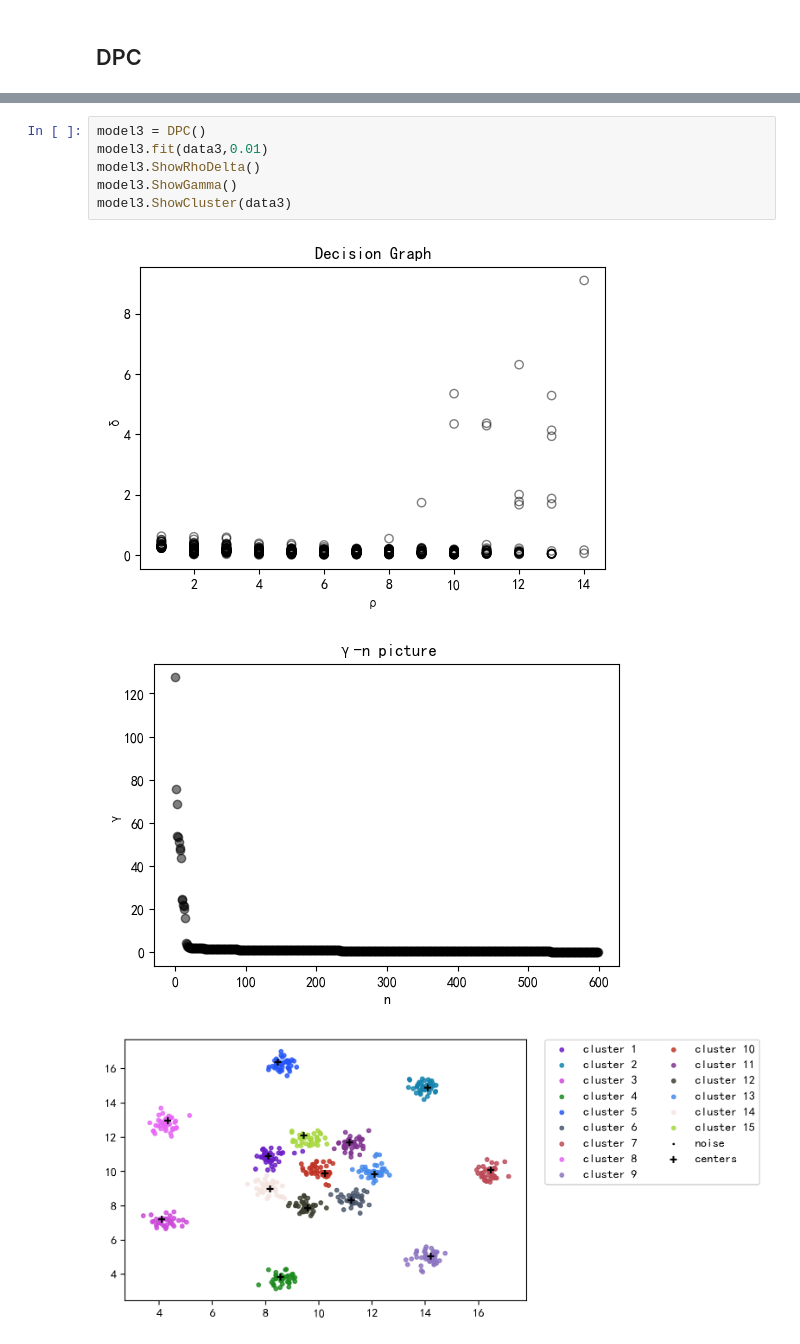
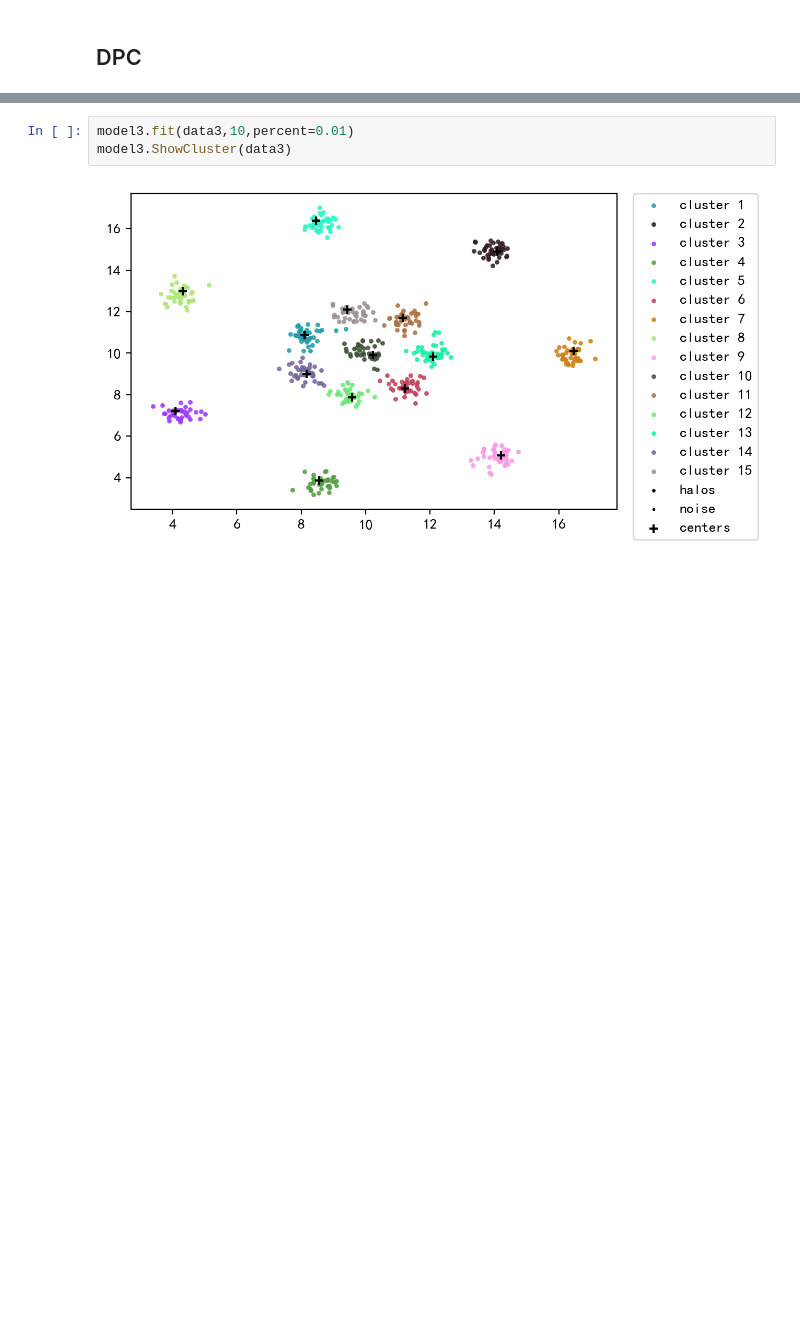
Before and after one commit to ShidaWang02/USTC-2022-FALL-ML-LAB, a Jupyter notebook: DPC/main.ipynb, the cells around one changed output, grey strips where cells are left out. Saved outputs shown, nothing was run; the diff lists cells and outputs as text; blank space fills up the shorter version.

```diff
--- a/DPC/main.ipynb
+++ b/DPC/main.ipynb
@@ -243,10 +311,5 @@ model2.ShowCluster(data2)
 # %%
-model3 = DPC()
-model3.fit(data3,0.01)
-model3.ShowRhoDelta()
-model3.ShowGamma()
+model3.fit(data3,10,percent=0.01)
 model3.ShowCluster(data3)
 # %% [output]
-[figure, old version]
+[figure, new version]
-[figure, removed]
-[figure, removed]
```
Also changed, not shown: parts of 25 cells of this notebook, 25 other files.
